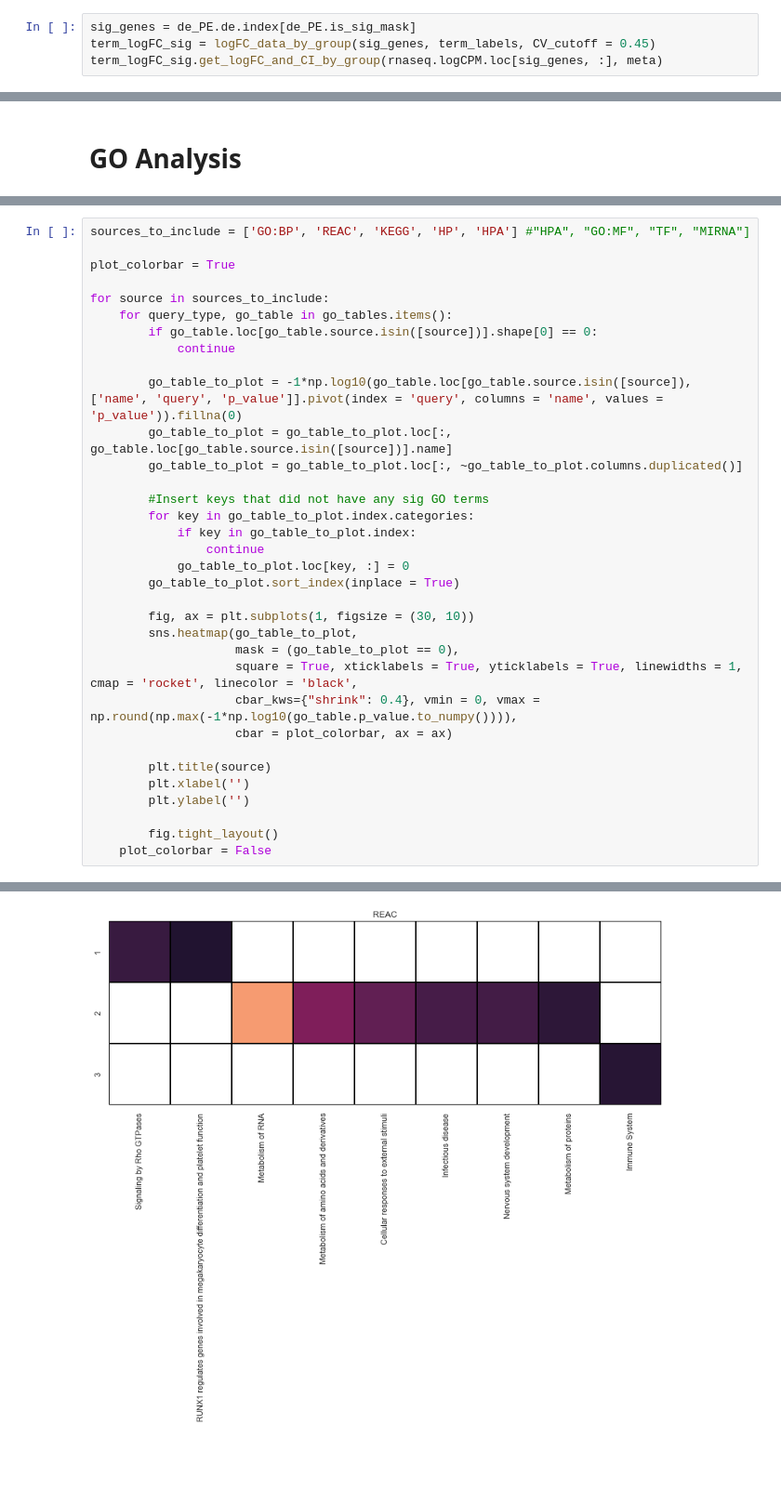
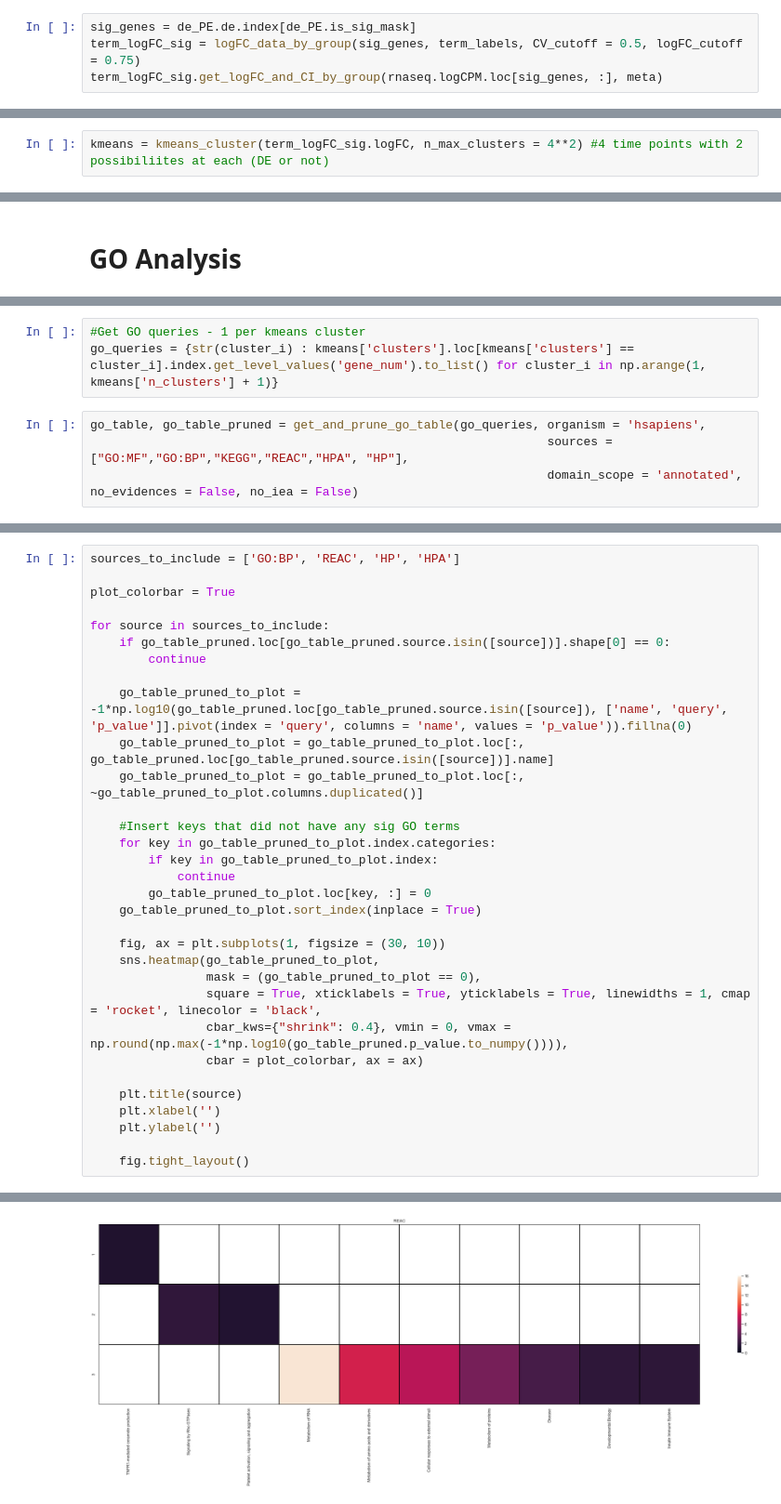
Before and after one commit to miramou/pe_cfrna, a Jupyter notebook: analysis/2.1_DE_Viz.ipynb, the cells around one changed output, grey strips where cells are left out. Shown at 93% size. Drawn from its saved outputs; the diff is of its cells as text; blank space fills up the shorter version.

```diff
--- a/analysis/2.1_DE_Viz.ipynb
+++ b/analysis/2.1_DE_Viz.ipynb
@@ -59,7 +60,7 @@ Name: gene_type, dtype: int64
 * To understand when in gestation these changes occured, look at post-hoc logFC calculations
 # %%
 sig_genes = de_PE.de.index[de_PE.is_sig_mask]
-term_logFC_sig = logFC_data_by_group(sig_genes, term_labels, CV_cutoff = 0.45)
+term_logFC_sig = logFC_data_by_group(sig_genes, term_labels, CV_cutoff = 0.5, logFC_cutoff = 0.75)
 term_logFC_sig.get_logFC_and_CI_by_group(rnaseq.logCPM.loc[sig_genes, :], meta)
 # %% [output]
 Now calculating logFC for Early gestation
@@ -250,0 +242,2 @@ Name: kmeans_cluster, dtype: float64
+# %%
+kmeans = kmeans_cluster(term_logFC_sig.logFC, n_max_clusters = 4**2) #4 time points with 2 possibiliites at each (DE or not)
@@ -354,0 +272,7 @@ go_tables['kmeans'].loc[go_tables['kmeans'].source == 'HPA']
+# %%
+#Get GO queries - 1 per kmeans cluster
+go_queries = {str(cluster_i) : kmeans['clusters'].loc[kmeans['clusters'] == cluster_i].index.get_level_values('gene_num').to_list() for cluster_i in np.arange(1, kmeans['n_clusters'] + 1)}
+# %%
+go_table, go_table_pruned = get_and_prune_go_table(go_queries, organism = 'hsapiens',
+                                                               sources = ["GO:MF","GO:BP","KEGG","REAC","HPA", "HP"],
+                                                               domain_scope = 'annotated', no_evidences = False, no_iea = False)
@@ -355,35 +294,33 @@ go_tables['kmeans'].loc[go_tables['kmeans'].source == 'HPA']
 # %%
-sources_to_include = ['GO:BP', 'REAC', 'KEGG', 'HP', 'HPA'] #"HPA", "GO:MF", "TF", "MIRNA"]
+sources_to_include = ['GO:BP', 'REAC', 'HP', 'HPA']
 
 plot_colorbar = True
 
 for source in sources_to_include:
-    for query_type, go_table in go_tables.items():
-        if go_table.loc[go_table.source.isin([source])].shape[0] == 0:
+    if go_table_pruned.loc[go_table_pruned.source.isin([source])].shape[0] == 0:
+        continue
+
+    go_table_pruned_to_plot = -1*np.log10(go_table_pruned.loc[go_table_pruned.source.isin([source]), ['name', 'query', 'p_value']].pivot(index = 'query', columns = 'name', values = 'p_value')).fillna(0)
+    go_table_pruned_to_plot = go_table_pruned_to_plot.loc[:, go_table_pruned.loc[go_table_pruned.source.isin([source])].name]
+    go_table_pruned_to_plot = go_table_pruned_to_plot.loc[:, ~go_table_pruned_to_plot.columns.duplicated()]
+
+    #Insert keys that did not have any sig GO terms
+    for key in go_table_pruned_to_plot.index.categories:
+        if key in go_table_pruned_to_plot.index:
             continue
+        go_table_pruned_to_plot.loc[key, :] = 0
+    go_table_pruned_to_plot.sort_index(inplace = True)
 
-        go_table_to_plot = -1*np.log10(go_table.loc[go_table.source.isin([source]), ['name', 'query', 'p_value']].pivot(index = 'query', columns = 'name', values = 'p_value')).fillna(0)
-        go_table_to_plot = go_table_to_plot.loc[:, go_table.loc[go_table.source.isin([source])].name]
-        go_table_to_plot = go_table_to_plot.loc[:, ~go_table_to_plot.columns.duplicated()]
+    fig, ax = plt.subplots(1, figsize = (30, 10))
+    sns.heatmap(go_table_pruned_to_plot,
+                mask = (go_table_pruned_to_plot == 0),
+                square = True, xticklabels = True, yticklabels = True, linewidths = 1, cmap = 'rocket', linecolor = 'black',
+                cbar_kws={"shrink": 0.4}, vmin = 0, vmax = np.round(np.max(-1*np.log10(go_table_pruned.p_value.to_numpy()))),
+                cbar = plot_colorbar, ax = ax)
 
-        #Insert keys that did not have any sig GO terms
-        for key in go_table_to_plot.index.categories:
-            if key in go_table_to_plot.index:
-                continue
-            go_table_to_plot.loc[key, :] = 0
-        go_table_to_plot.sort_index(inplace = True)
+    plt.title(source)
+    plt.xlabel('')
+    plt.ylabel('')
 
-        fig, ax = plt.subplots(1, figsize = (30, 10))
-        sns.heatmap(go_table_to_plot,
-                    mask = (go_table_to_plot == 0),
-                    square = True, xticklabels = True, yticklabels = True, linewidths = 1, cmap = 'rocket', linecolor = 'black',
-                    cbar_kws={"shrink": 0.4}, vmin = 0, vmax = np.round(np.max(-1*np.log10(go_table.p_value.to_numpy()))),
-                    cbar = plot_colorbar, ax = ax)
-
-        plt.title(source)
-        plt.xlabel('')
-        plt.ylabel('')
-
-        fig.tight_layout()
-    plot_colorbar = False
+    fig.tight_layout()
 # %% [output]
@@ -391 +328 @@ for source in sources_to_include:
-[figure, old version]
+[figure, new version]
```
Also changed, not shown: parts of 25 cells of this notebook.
